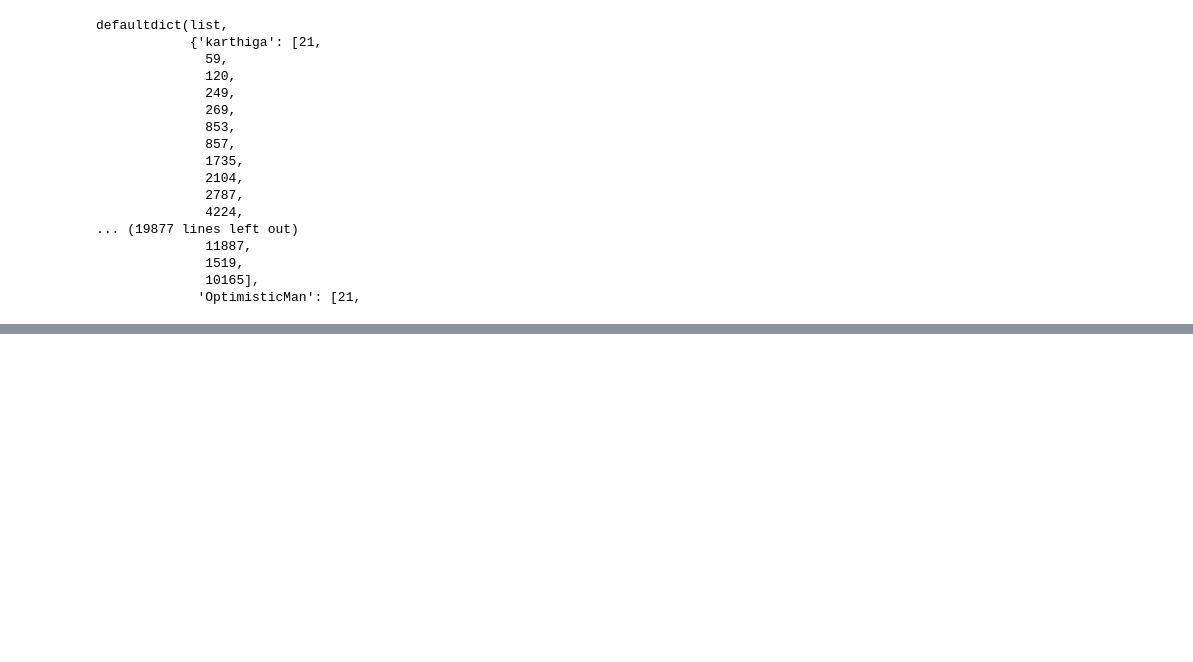
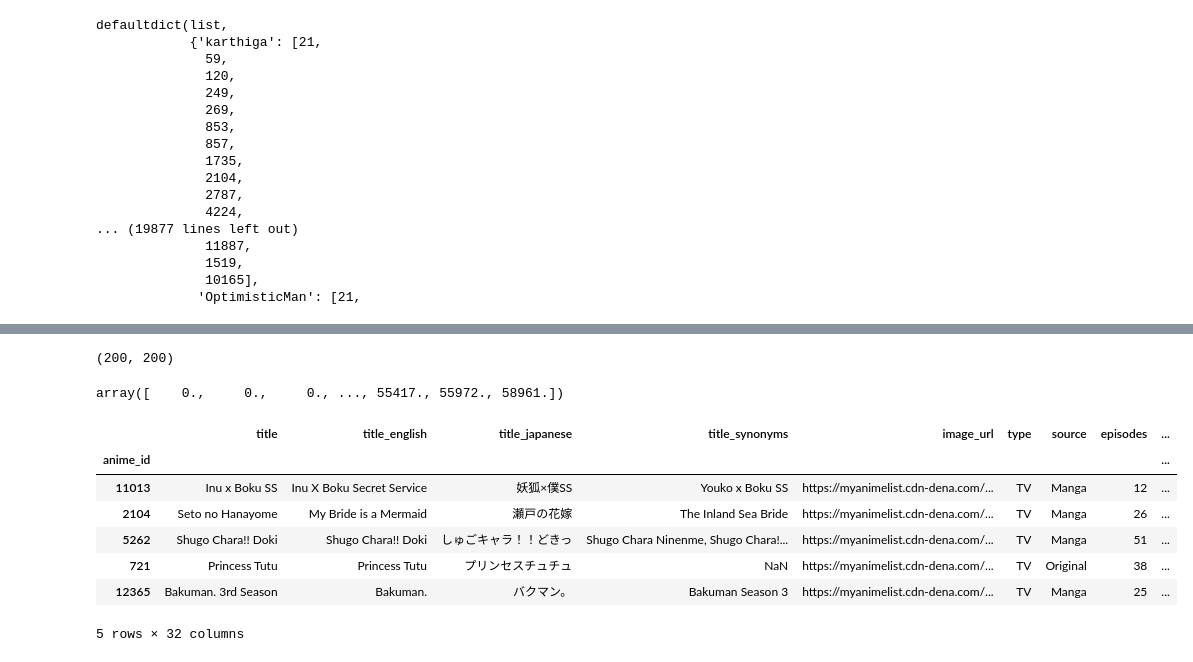
Before and after one commit to VietAnhNguyen20/M2_DM_Anime, a Jupyter notebook: dataSet-to-AnimeGraph.ipynb, the cells around one changed output, grey strips where cells are left out. Drawn from its saved outputs; the diff is of its cells as text; code cells hidden in the pictures; blank space fills up the shorter version.

```diff
--- a/dataSet-to-graph.ipynb
+++ b/dataSet-to-AnimeGraph.ipynb
@@ -74,0 +107,9 @@ KeyboardInterrupt:
+# %%
+print(adj.shape)
+adjFlat = adj.reshape(40000)
+adjFlat = np.sort(adjFlat)
+
+adjFlat
+# %% [output]
+(200, 200)
+array([    0.,     0.,     0., ..., 55417., 55972., 58961.])
@@ -74,0 +132,14 @@ KeyboardInterrupt:
+# %%
+anime_cleaned = pd.read_csv("./Data/anime_cleaned.csv", index_col=0)
+anime_cleaned.head(5)
+
+#anime_cleaned.loc[[2104]]
+# %% [output]
+|  | title | title_english | title_japanese | title_synonyms | image_url | type | source | episodes | ... |
+| anime_id |  |  |  |  |  |  |  |  | ... |
+| 11013 | Inu x Boku SS | Inu X Boku Secret Service | 妖狐×僕SS | Youko x Boku SS | https://myanimelist.cdn-dena.com/... | TV | Manga | 12 | ... |
+| 2104 | Seto no Hanayome | My Bride is a Mermaid | 瀬戸の花嫁 | The Inland Sea Bride | https://myanimelist.cdn-dena.com/... | TV | Manga | 26 | ... |
+| 5262 | Shugo Chara!! Doki | Shugo Chara!! Doki | しゅごキャラ！！どきっ | Shugo Chara Ninenme, Shugo Chara!... | https://myanimelist.cdn-dena.com/... | TV | Manga | 51 | ... |
+| 721 | Princess Tutu | Princess Tutu | プリンセスチュチュ | NaN | https://myanimelist.cdn-dena.com/... | TV | Original | 38 | ... |
+| 12365 | Bakuman. 3rd Season | Bakuman. | バクマン。 | Bakuman Season 3 | https://myanimelist.cdn-dena.com/... | TV | Manga | 25 | ... |
+5 rows × 32 columns
```
Also changed, not shown: parts of 7 cells of this notebook, 3 other files.
